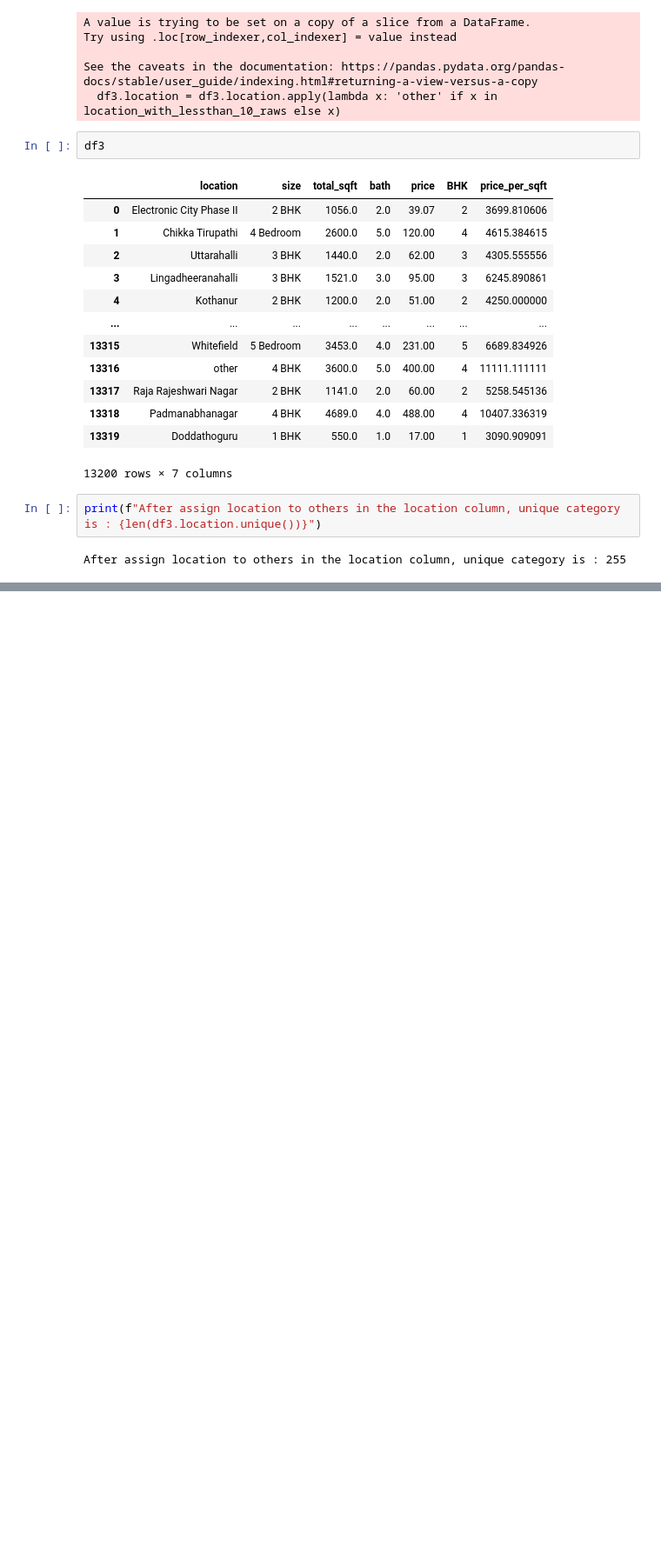
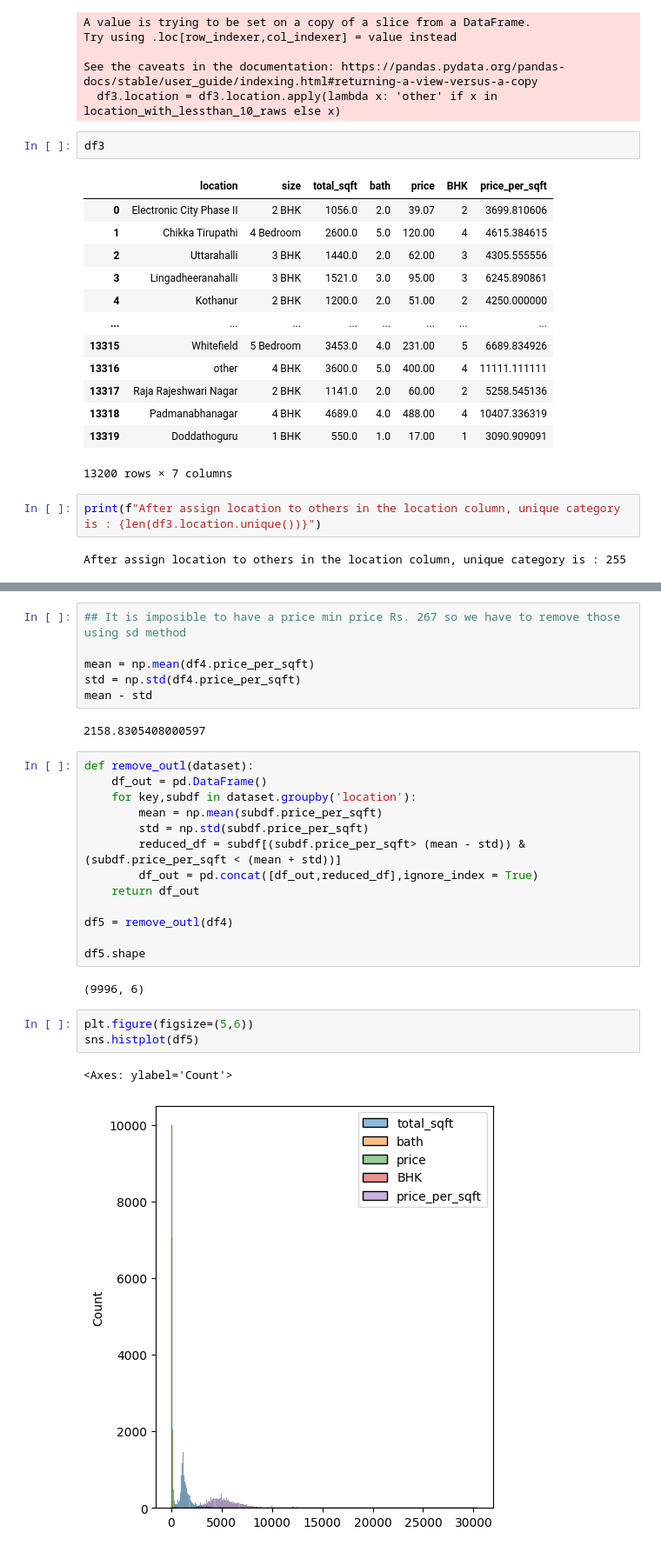
Before and after one commit to sibrikhanr98/ML_Project, a Jupyter notebook: 04.Real_Estate_Price_Prediction/code_file.ipynb, the cells around one changed output, grey strips where cells are left out. Shown: that part at 87% size. Saved outputs shown, nothing was run; the diff lists cells and outputs as text; blank space fills up the shorter version.

```diff
--- a/04.Real_Estate_Price_Prediction/code_file.ipynb
+++ b/04.Real_Estate_Price_Prediction/code_file.ipynb
@@ -271,0 +385,29 @@ After assign location to others in the location column, unique category is : 255
+# %%
+## It is imposible to have a price min price Rs. 267 so we have to remove those using sd method
+
+mean = np.mean(df4.price_per_sqft)
+std = np.std(df4.price_per_sqft)
+mean - std
+# %% [output]
+2158.8305408000597
+# %%
+def remove_outl(dataset):
+    df_out = pd.DataFrame()
+    for key,subdf in dataset.groupby('location'):
+        mean = np.mean(subdf.price_per_sqft)
+        std = np.std(subdf.price_per_sqft)
+        reduced_df = subdf[(subdf.price_per_sqft> (mean - std)) & (subdf.price_per_sqft < (mean + std))]
+        df_out = pd.concat([df_out,reduced_df],ignore_index = True)
+    return df_out
+
+df5 = remove_outl(df4)
+
+df5.shape
+# %% [output]
+(9996, 6)
+# %%
+plt.figure(figsize=(5,6))
+sns.histplot(df5)
+# %% [output]
+<Axes: ylabel='Count'>
+[figure, added]
```
Also changed, not shown: parts of 32 cells of this notebook.
